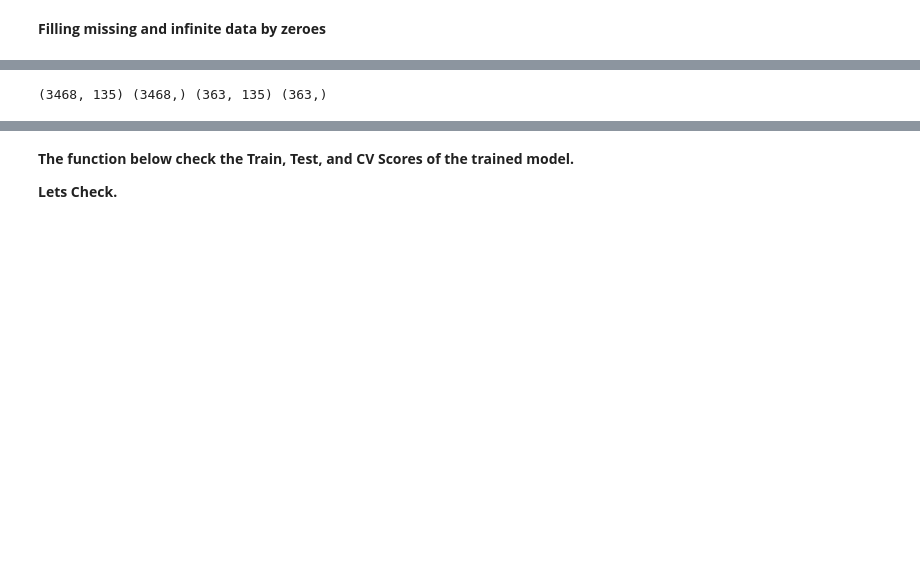
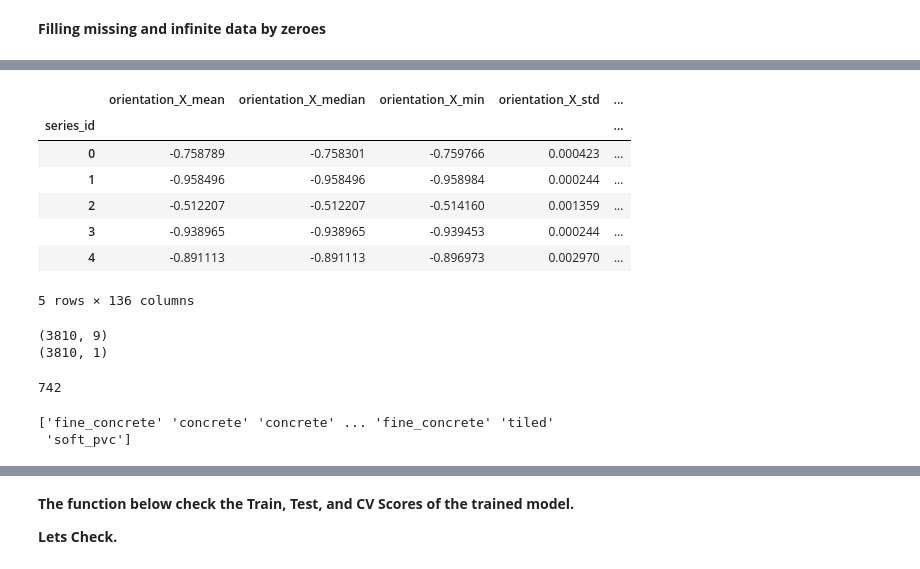
Before and after one commit to gonultasbu/kaggle_careercon_2019, a Jupyter notebook: sci_1.ipynb, the cells around one changed output, grey strips where cells are left out. Drawn from its saved outputs; the diff is of its cells as text; code cells hidden in the pictures; blank space fills up the shorter version.

```diff
--- a/sci_1.ipynb
+++ b/sci_1.ipynb
@@ -278,13 +278,12 @@ while vlabel == label_init:
 # %%
 pairs_matrix_groups = pairs_matrix
 # Find a good threshold.
-chain_thresh = 1.1e-03
-# Approximate the chain success on train set. Use a while loop by checking the third column. Update using 1,2,3'rd columns.
+chain_thresh = 0.5e-03
 pairs_matrix_groups[:,2] = float('inf')
 sample_num = 0
 group_num = 0
 while (np.nonzero(pairs_matrix_groups[:,2]==float('inf'))[0].size != 0):
-    while (pairs_matrix_groups[int(sample_num),2] != float('inf')) and (sample_num<3809):
+    if (pairs_matrix_groups[int(sample_num),2] != float('inf')):
         sample_num = np.nonzero(pairs_matrix_groups[:,2]==float('inf'))[0][0]
     if (pairs_matrix_groups[int(sample_num),0]>chain_thresh):
         group_num += 1
@@ -297,4 +296,6 @@ max(pairs_matrix_groups[:,2])
 # %%
-pmg_df = pd.DataFrame(pairs_matrix_groups, columns=['distance', 'nearest_point', 'group_id'])
-pmg_df.head()
-pmg_df.to_csv('pmg_df.csv')
+pmg_df = pd.DataFrame(pairs_matrix_groups, columns=['distance', 'nearest_point', 'group_id'],
+                      index=range(pairs_matrix_groups.shape[0]))
+pmg_df['series_id']=pmg_df.index
+pmg_df = pmg_df[['series_id', 'group_id','distance', 'nearest_point']]
+pmg_df.to_csv('pmg_df.csv', index=False)
@@ -559,10 +616,35 @@ test.replace(np.inf,0,inplace=True)
+# %%
+train_wg = train.join(pmg_df[['series_id', 'group_id']], on='series_id')
+train_wg = train_wg.drop(columns=['series_id'])
+train_wg.head()
+# %% [output]
+|  | orientation_X_mean | orientation_X_median | orientation_X_min | orientation_X_std | ... |
+| series_id |  |  |  |  | ... |
+| 0 | -0.758789 | -0.758301 | -0.759766 | 0.000423 | ... |
+| 1 | -0.958496 | -0.958496 | -0.958984 | 0.000244 | ... |
+| 2 | -0.512207 | -0.512207 | -0.514160 | 0.001359 | ... |
+| 3 | -0.938965 | -0.938965 | -0.939453 | 0.000244 | ... |
+| 4 | -0.891113 | -0.891113 | -0.896973 | 0.002970 | ... |
+5 rows × 136 columns
 # %%
+train_groups = pd.DataFrame(train_wg['group_id'])
 x_train = train.iloc[trn_df.index]
 y_train = label['surface'].iloc[trn_df.index]
 
 x_val = train.iloc[val_df.index]
 y_val = label['surface'].iloc[val_df.index]
 
-print(x_train.shape, y_train.shape, x_val.shape, y_val.shape)
+# print(x_train.shape, y_train.shape, x_val.shape, y_val.shape)
-# %% [output]
-(3468, 135) (3468,) (363, 135) (363,)
+# %%
+rand.fit(x_train, y_train)
+train_probs = rand.predict_proba(train)
+print(train_probs.shape)
+print(train_groups.shape)
+preds_groups_df = pd.DataFrame(train_probs).join(train_groups)
+# %% [output]
+(3810, 9)
+(3810, 1)
+# %%
+preds_groups_df['group_id'].nunique()
+# %% [output]
+742
@@ -568,0 +657,11 @@ print(x_train.shape, y_train.shape, x_val.shape, y_val.shape)
+# %%
+full_train_predictions = np.zeros((train_probs.shape[0]), dtype='int32')
+for g_id in range(preds_groups_df['group_id'].nunique()):
+    group_indices = preds_groups_df[preds_groups_df['group_id']==g_id].index
+    predicted_value = preds_groups_df[preds_groups_df['group_id']==g_id].mean()[[1,2,3,4,5,6,7,8]].idxmax()
+    full_train_predictions[group_indices] = int(predicted_value)
+
+print(le.inverse_transform(full_train_predictions))
+# %% [output]
+['fine_concrete' 'concrete' 'concrete' ... 'fine_concrete' 'tiled'
+ 'soft_pvc']
```
Also changed, not shown: parts of 21 cells of this notebook, 4 other files.
